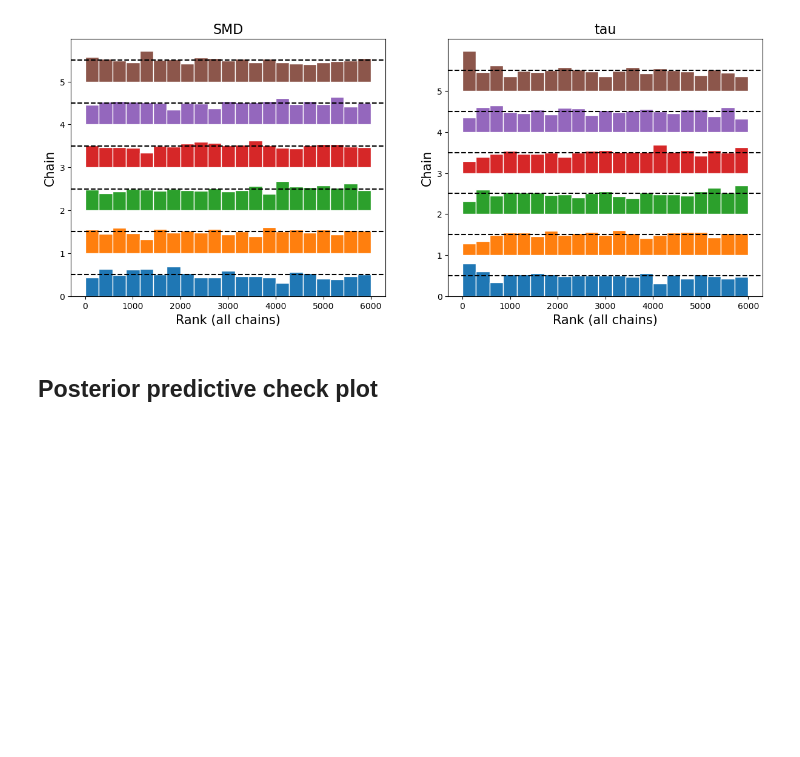
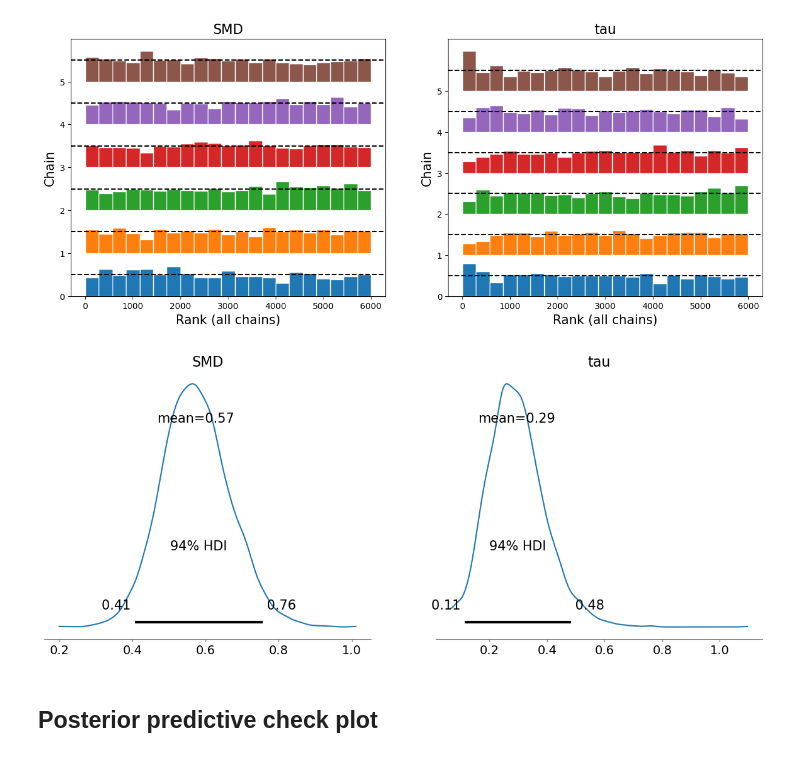
Before and after one commit to HPCurtis/meta_analysis_pymc, a Jupyter notebook: meta_analysis.ipynb, the cells around one changed output. Drawn from its saved outputs; the diff is of its cells as text; code cells hidden in the pictures; blank space fills up the shorter version.

```diff
--- a/meta_analysis.ipynb
+++ b/meta_analysis.ipynb
@@ -86,6 +92,10 @@ az.plot_trace(trace, var_names="tau");
 az.plot_rank(trace, var_names=["SMD", "tau"]);
 # %% [output]
 [figure]
+# %%
+az.plot_posterior(trace,  var_names=["SMD", "tau"]);
+# %% [output]
+[figure, added]
 # %% [markdown]
 ## Posterior predictive check plot
 # %%
```
Also changed, not shown: parts of 14 cells of this notebook.
